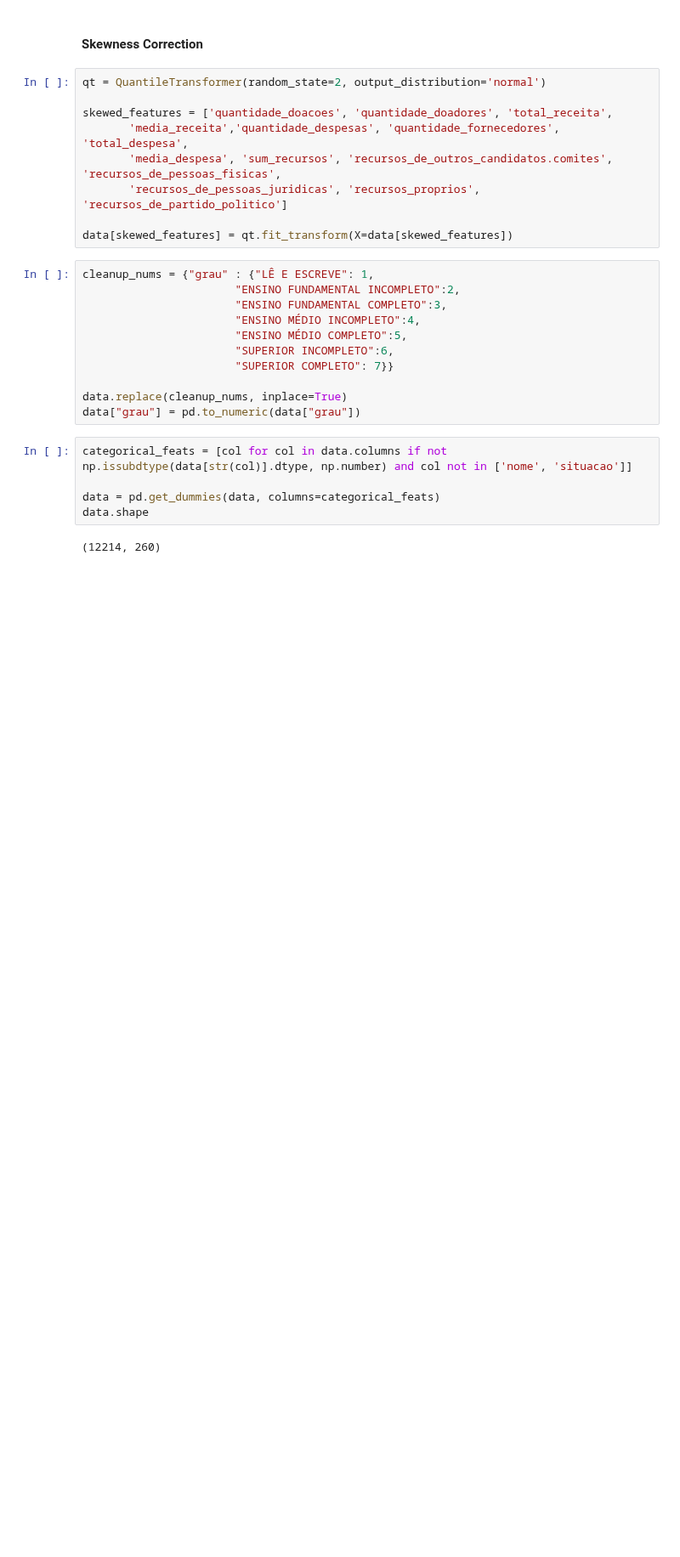
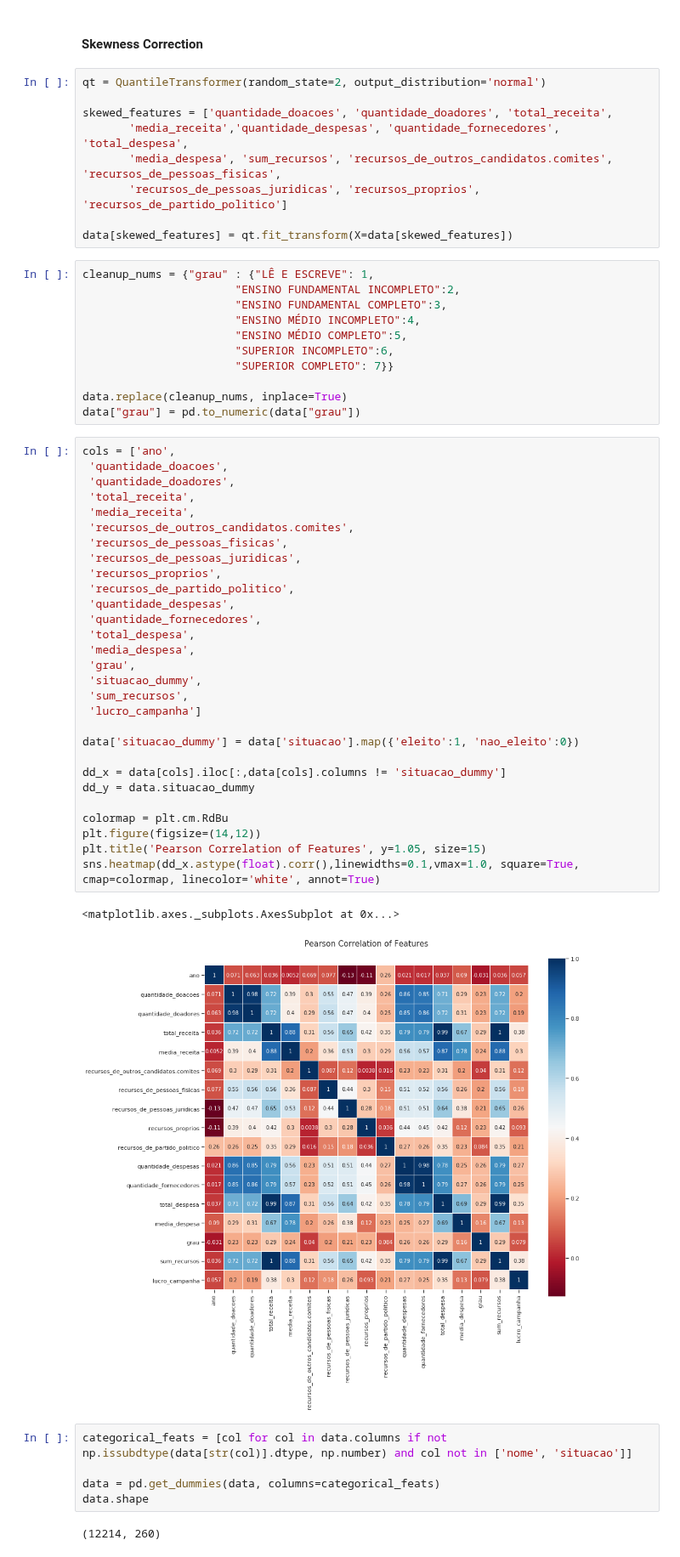
Before and after one commit to guilhermemg/ml-mestrado, a Jupyter notebook: notebooks/assignment-4.ipynb, the cells around one changed output. Shown at 85% size. Drawn from its saved outputs; the diff is of its cells as text; blank space fills up the shorter version.

Commit message:
features pearson correlation

```diff
--- a/notebooks/assignment-4.ipynb
+++ b/notebooks/assignment-4.ipynb
@@ -157,6 +157,38 @@ cleanup_nums = {"grau" : {"LÊ E ESCREVE": 1,
 
 data.replace(cleanup_nums, inplace=True)
 data["grau"] = pd.to_numeric(data["grau"])
+# %%
+cols = ['ano',
+ 'quantidade_doacoes',
+ 'quantidade_doadores',
+ 'total_receita',
+ 'media_receita',
+ 'recursos_de_outros_candidatos.comites',
+ 'recursos_de_pessoas_fisicas',
+ 'recursos_de_pessoas_juridicas',
+ 'recursos_proprios',
+ 'recursos_de_partido_politico',
+ 'quantidade_despesas',
+ 'quantidade_fornecedores',
+ 'total_despesa',
+ 'media_despesa',
+ 'grau',
+ 'situacao_dummy',
+ 'sum_recursos',
+ 'lucro_campanha']
+
+data['situacao_dummy'] = data['situacao'].map({'eleito':1, 'nao_eleito':0})
+
+dd_x = data[cols].iloc[:,data[cols].columns != 'situacao_dummy']
+dd_y = data.situacao_dummy
+
+colormap = plt.cm.RdBu
+plt.figure(figsize=(14,12))
+plt.title('Pearson Correlation of Features', y=1.05, size=15)
+sns.heatmap(dd_x.astype(float).corr(),linewidths=0.1,vmax=1.0, square=True, cmap=colormap, linecolor='white', annot=True)
+# %% [output]
+<matplotlib.axes._subplots.AxesSubplot at 0x...>
+[figure, added]
 # %%
 categorical_feats = [col for col in data.columns if not np.issubdtype(data[str(col)].dtype, np.number) and col not in ['nome', 'situacao']]
 
```
Also changed, not shown: parts of 3 cells of this notebook.
